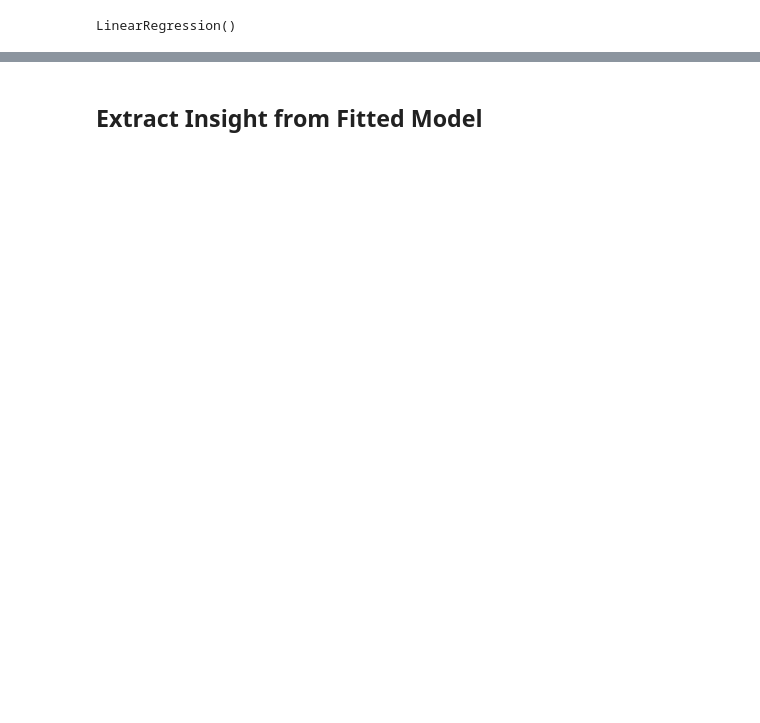
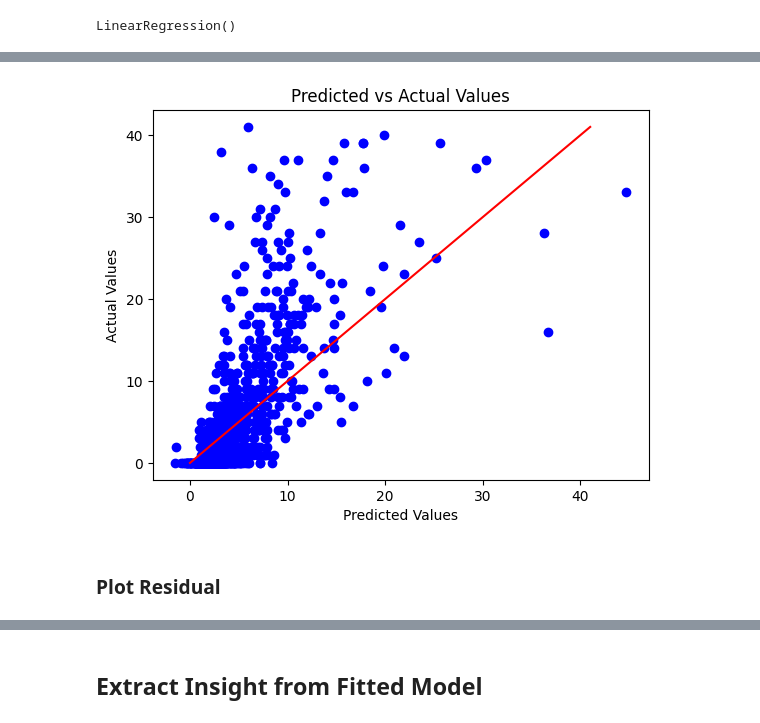
Before and after one commit to kritserv/analyze-how-python-developer-use-github, a Jupyter notebook: data_analysis.ipynb, the cells around one changed output, grey strips where cells are left out. Saved outputs shown, nothing was run; the diff lists cells and outputs as text; code cells hidden in the pictures; blank space fills up the shorter version.

```diff
--- a/data_analysis.ipynb
+++ b/data_analysis.ipynb
@@ -450,0 +439,8 @@ my_data_set.sig_field_df.head()
+# %%
+Q1 = my_data_set.sig_field_df["followers"].quantile(0.25)
+Q3 = my_data_set.sig_field_df["followers"].quantile(0.75)
+IQR = Q3 - Q1
+
+outlier_threshold = Q3 + 6 * IQR
+# %%
+my_data_set.sig_field_df_filtered = my_data_set.sig_field_df[my_data_set.sig_field_df["followers"] < outlier_threshold]
@@ -451,6 +451,6 @@ my_data_set.sig_field_df.head()
 # %%
-y = my_data_set.sig_field_df["followers"]
-X = my_data_set.sig_field_df.drop(["user_alias", "followers"], axis=1)
+y = my_data_set.sig_field_df_filtered["followers"]
+X = my_data_set.sig_field_df_filtered.drop(["user_alias", "followers"], axis=1)
 # %%
 X_train, X_test, y_train, y_test = train_test_split(X, y, test_size=0.2, random_state=0)
 # %%
@@ -468,0 +477,13 @@ LinearRegression()
+# %%
+predicted_values = model.predict(X_test)
+# %%
+plt.scatter(predicted_values, y_test, color="blue")
+plt.xlabel("Predicted Values")
+plt.ylabel("Actual Values")
+plt.title("Predicted vs Actual Values")
+plt.plot([min(y_test), max(y_test)], [min(y_test), max(y_test)], color="red")
+plt.show()
+# %% [output]
+[figure, added]
+# %% [markdown]
+### Plot Residual
```
Also changed, not shown: parts of 71 cells of this notebook, 1 other file.
